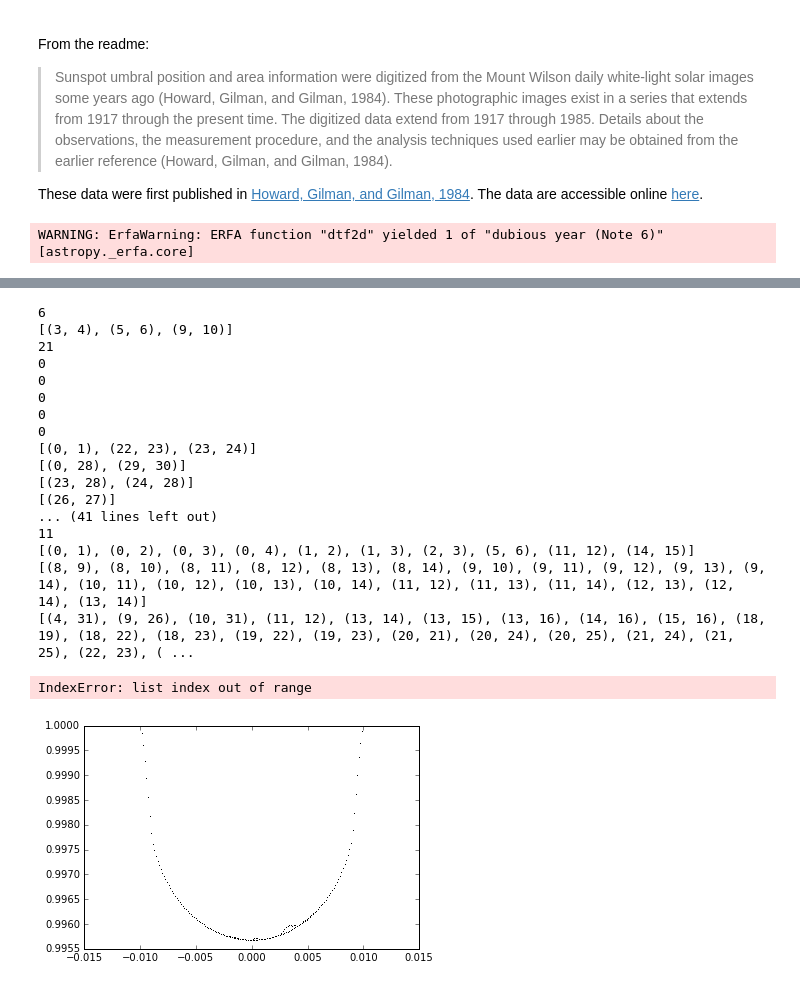
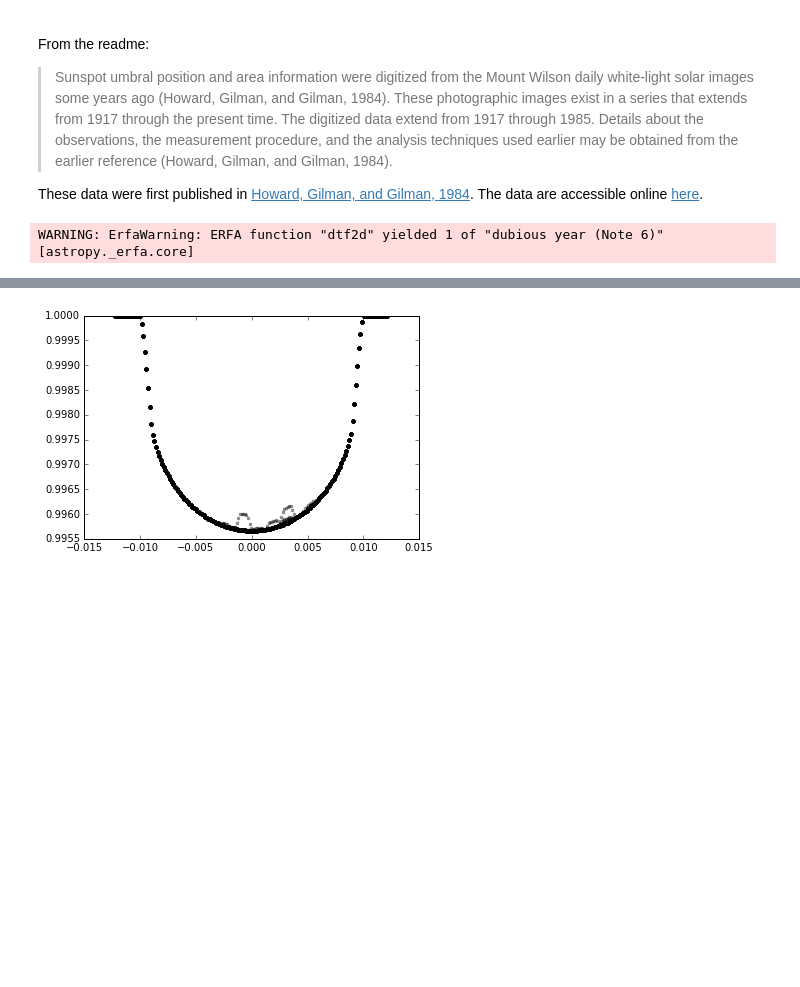
Before and after one commit to bmorris3/starspots, a Jupyter notebook: sun/mt_wilson_stsp.ipynb, the cells around one changed output, grey strips where cells are left out. Drawn from its saved outputs; the diff is of its cells as text; code cells hidden in the pictures; blank space fills up the shorter version.

```diff
--- a/sun/mt_wilson_stsp.ipynb
+++ b/sun/mt_wilson_stsp.ipynb
@@ -130,7 +172,7 @@ times = Time(np.arange(transit_params.t0 - 0.06,
                        transit_params.t0 + 0.06, 1./60/24), format='jd')
 lc = LightCurve(times=times, fluxes=np.ones(len(times)), errors=np.ones(len(times)))
 
-n_days = int(10 * 365/5)
+n_days = int(4 * 365/5)
 #n_days = 10
 
 bigfig, bigax = plt.subplots()
@@ -148,10 +190,10 @@ for n in range(n_days):
     #r = np.arctan(np.sqrt(2 * area))
     radii = np.sqrt(2 * area)
 
-    phis = np.radians(spots_within_range['longitude_day_1'].data)
+    phis = np.radians(spots_within_range['area_weighted_longitude_day_1'].data)
     phis[phis < 0] += 2*np.pi
 
-    thetas = np.radians(90 - spots_within_range['latitude_day_1'].data)
+    thetas = np.radians(90 - spots_within_range['area_weighted_latitude_day_1'].data)
 
     spots = [Spot(r, theta, phi) for r, theta, phi in zip(radii, thetas, phis)]
     #print(spots_within_range)
@@ -165,70 +207,51 @@ for n in range(n_days):
             mean_theta = 0.5 * (spot_a.theta + spot_b.theta)
             mean_phi = 0.5 * (spot_a.phi + spot_b.phi)
             total_area = np.pi * (spot_a.r**2 + spot_b.r**2)
             total_r = np.sqrt(total_area/np.pi)
 
             new_spot = Spot(total_r, mean_theta, mean_phi)
             spots_without_overlap.append(new_spot)
 
         overlapping_pairs, spots_with_overlap, spots_without_overlap = find_overlapping_spots(spots_without_overlap)
 
     spot_params = spot_list_to_spot_params(spots_without_overlap)
-    print(len(spots_without_overlap))
+    #print(len(spots_without_overlap))
 
     if len(spot_params) > 0:
         spot_params = np.array(spot_params)
     else:
         spot_params = np.array([0.00001, 3*np.pi/2, np.pi/2])
 
     # fig, ax = plt.subplots()
     # ax.plot(np.degrees(phi) - 180, np.degrees(theta) - 90,'o')
     # plt.show()
-    if len(spot_params) / 3 < 40:
-        s = STSP(lc, transit_params, spot_params)
-        t, f = s.stsp_lc()
+    s = STSP(lc, transit_params, spot_params)
+    t, f = s.stsp_lc()
 
-        typical_hat11_err = 0#4.63754918255e-05
-        f += typical_hat11_err * np.random.randn(len(f))
+    #typical_hat11_err = 0#4.63754918255e-05
+    #f += typical_hat11_err * np.random.randn(len(f))
 
-        phase = ((t - transit_params.t0) % transit_params.per) / transit_params.per
-        phase[phase > 0.5] -= 1
-        # print(start_time.datetime.date())
+    phase = ((t - transit_params.t0) % transit_params.per) / transit_params.per
+    phase[phase > 0.5] -= 1
+    # print(start_time.datetime.date())
 
 
-        if len(spot_params)/3 > 1:
+    if len(spot_params)/3 > 1:
 
-            fig, ax = plt.subplots() # plt.figure()
-            ax.set_title('{0}, N={1}'.format(start_time.datetime.date(), len(spot_params)/3))
-            ax.plot(phase, f, 'k.')
-            # plt.plot(phase, f, 'r')
-            ax.set_xlabel('Phase')
-            ax.set_ylabel('Flux')
-            ax.set_ylim([0.9953, 1.0005])
-            fig.savefig('/astro/users/bmmorris/git/starspots/sun/tmp/{0}.png'.format(start_time.datetime.date()),
-                        bbox_inches='tight', dpi=100)
-            plt.close()
+        fig, ax = plt.subplots() # plt.figure()
+        ax.set_title('{0}, N={1}'.format(start_time.datetime.date(), len(spot_params)/3))
+        ax.plot(phase, f, 'k.')
+        # plt.plot(phase, f, 'r')
+        ax.set_xlabel('Phase')
+        ax.set_ylabel('Flux')
+        ax.set_ylim([0.9953, 1.0005])
+        fig.savefig('/astro/users/bmmorris/git/starspots/sun/tmp/{0}.png'.format(start_time.datetime.date()),
+                    bbox_inches='tight', dpi=100)
+        plt.close()
 
-            bigax.plot(phase, f, 'k,')#, alpha=0.4)
+        bigax.plot(phase, f, 'k.', alpha=0.4)
 
 
 #         plt.show()
 # %% [output]
-6
-[(3, 4), (5, 6), (9, 10)]
-21
-0
-0
-0
-0
-0
-[(0, 1), (22, 23), (23, 24)]
-[(0, 28), (29, 30)]
-[(23, 28), (24, 28)]
-[(26, 27)]
-... (41 lines left out)
-11
-[(0, 1), (0, 2), (0, 3), (0, 4), (1, 2), (1, 3), (2, 3), (5, 6), (11, 12), (14, 15)]
-[(8, 9), (8, 10), (8, 11), (8, 12), (8, 13), (8, 14), (9, 10), (9, 11), (9, 12), (9, 13), (9, 14), (10, 11), (10, 12), (10, 13), (10, 14), (11, 12), (11, 13), (11, 14), (12, 13), (12, 14), (13, 14)]
-[(4, 31), (9, 26), (10, 31), (11, 12), (13, 14), (13, 15), (13, 16), (14, 16), (15, 16), (18, 19), (18, 22), (18, 23), (19, 22), (19, 23), (20, 21), (20, 24), (20, 25), (21, 24), (21, 25), (22, 23), ( ...
-IndexError: list index out of range
-[figure, old version]
+[figure, new version]
```
Also changed, not shown: parts of 14 cells of this notebook.
